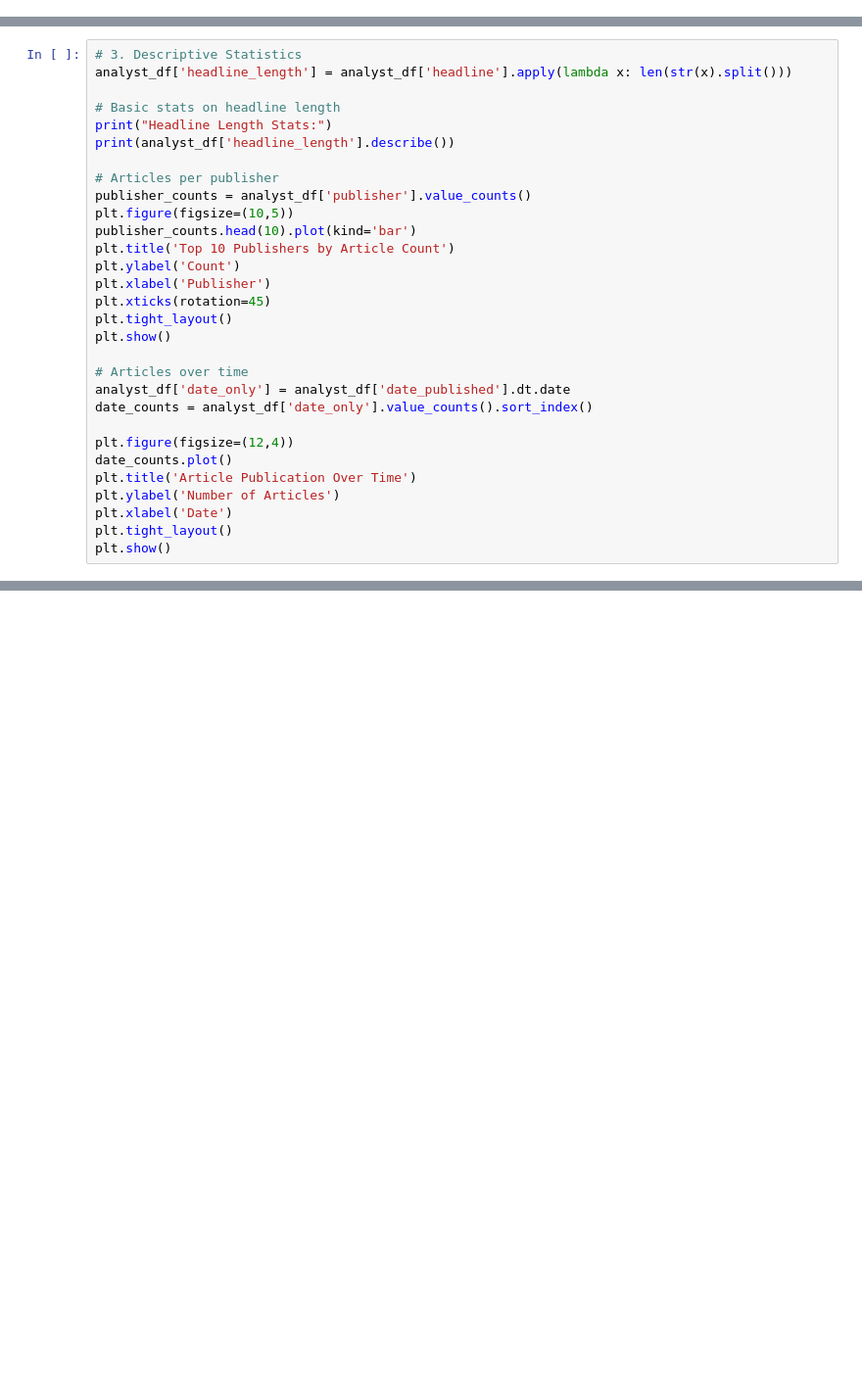
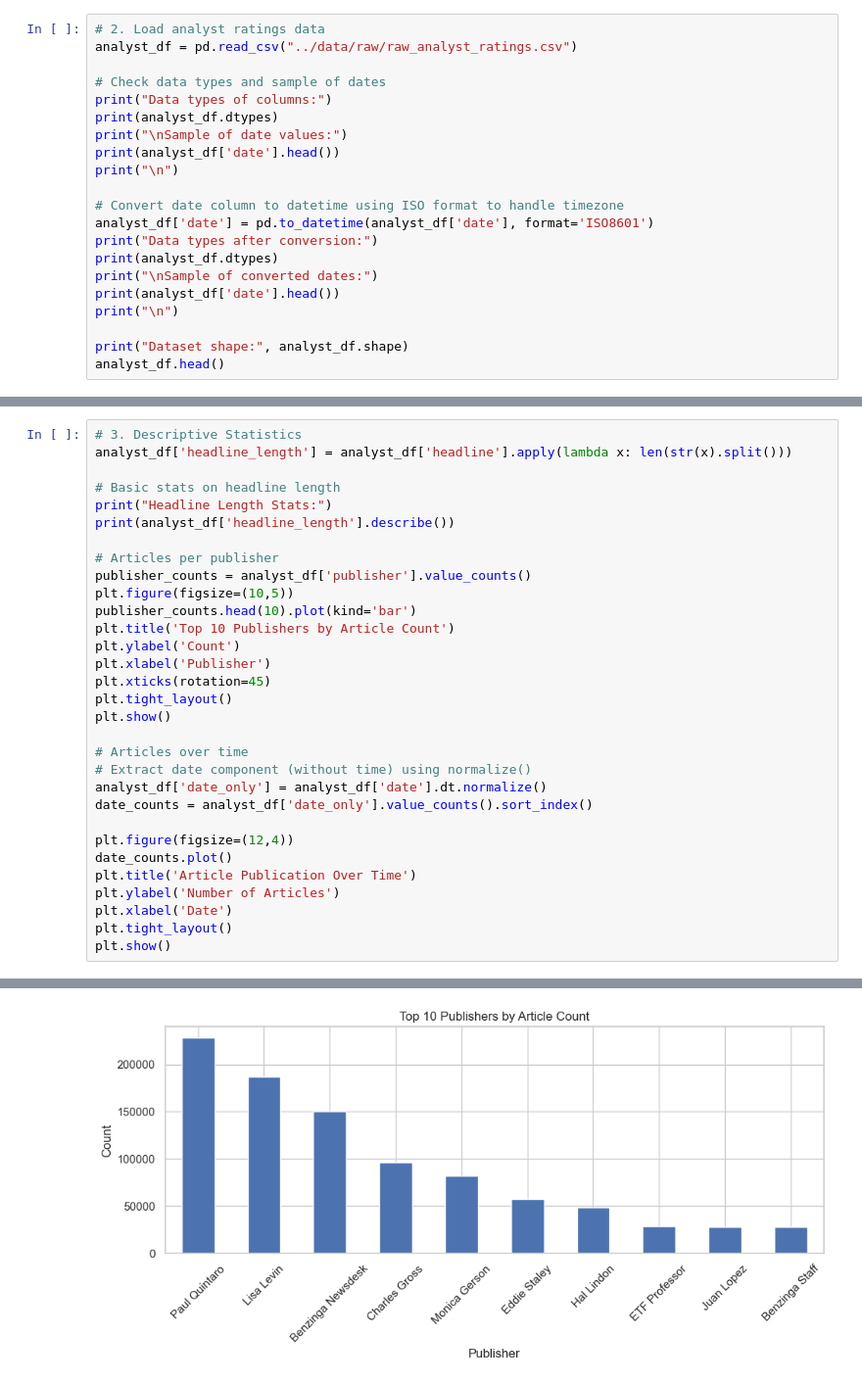
Before and after one commit to ayanasamuel8/predicting-price-moves, a Jupyter notebook: notebooks/01_exploratory_data_analysis.ipynb, the cells around one changed output, grey strips where cells are left out. Shown: that part at 98% size. Cells and saved outputs as stored; diff of their text form; blank space fills up the shorter version.

```diff
--- a/notebooks/01_exploratory_data_analysis.ipynb
+++ b/notebooks/01_exploratory_data_analysis.ipynb
@@ -28,0 +27,21 @@ analyst_df.head()
+# %%
+# 2. Load analyst ratings data
+analyst_df = pd.read_csv("../data/raw/raw_analyst_ratings.csv")
+
+# Check data types and sample of dates
+print("Data types of columns:")
+print(analyst_df.dtypes)
+print("\nSample of date values:")
+print(analyst_df['date'].head())
+print("\n")
+
+# Convert date column to datetime using ISO format to handle timezone
+analyst_df['date'] = pd.to_datetime(analyst_df['date'], format='ISO8601')
+print("Data types after conversion:")
+print(analyst_df.dtypes)
+print("\nSample of converted dates:")
+print(analyst_df['date'].head())
+print("\n")
+
+print("Dataset shape:", analyst_df.shape)
+analyst_df.head()
@@ -46,7 +89,8 @@ plt.tight_layout()
 plt.show()
 
 # Articles over time
-analyst_df['date_only'] = analyst_df['date_published'].dt.date
+# Extract date component (without time) using normalize()
+analyst_df['date_only'] = analyst_df['date'].dt.normalize()
 date_counts = analyst_df['date_only'].value_counts().sort_index()
 
 plt.figure(figsize=(12,4))
@@ -56,3 +100,4 @@ plt.ylabel('Number of Articles')
 plt.xlabel('Date')
 plt.tight_layout()
 plt.show()
+# %% [output]
@@ -58,0 +114 @@ plt.show()
+[figure, added]
```
Also changed, not shown: parts of 8 cells of this notebook, 3 other files.
